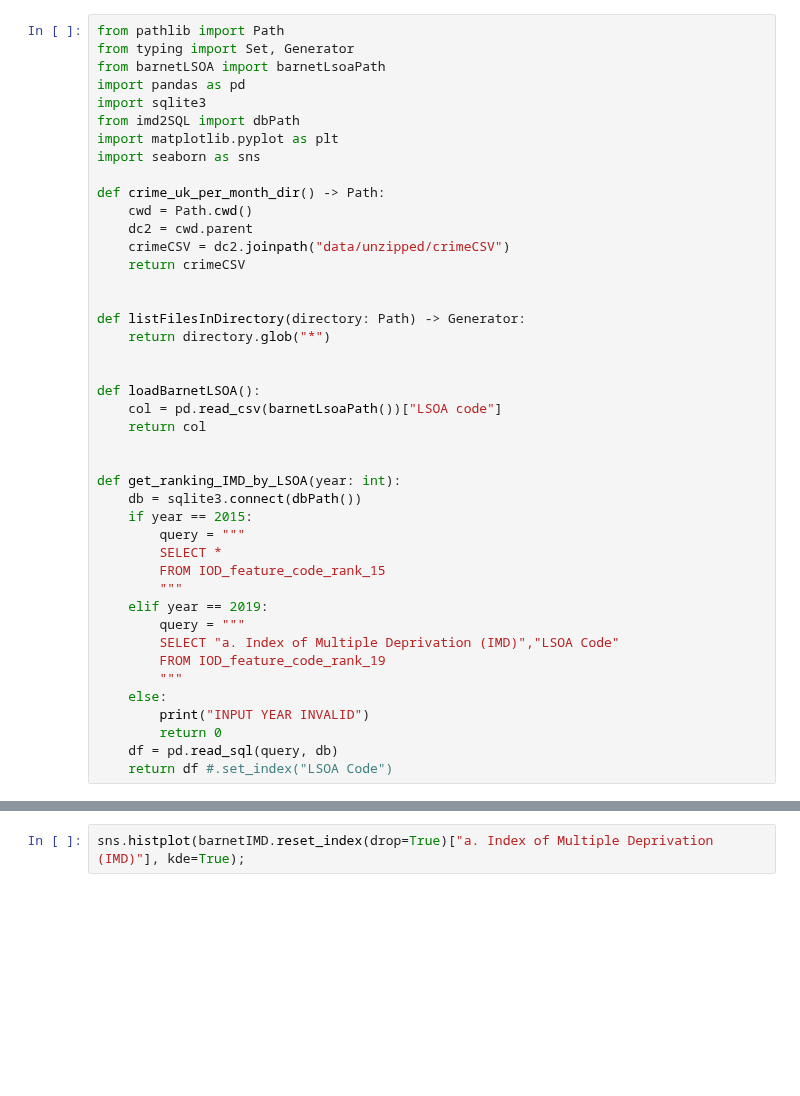
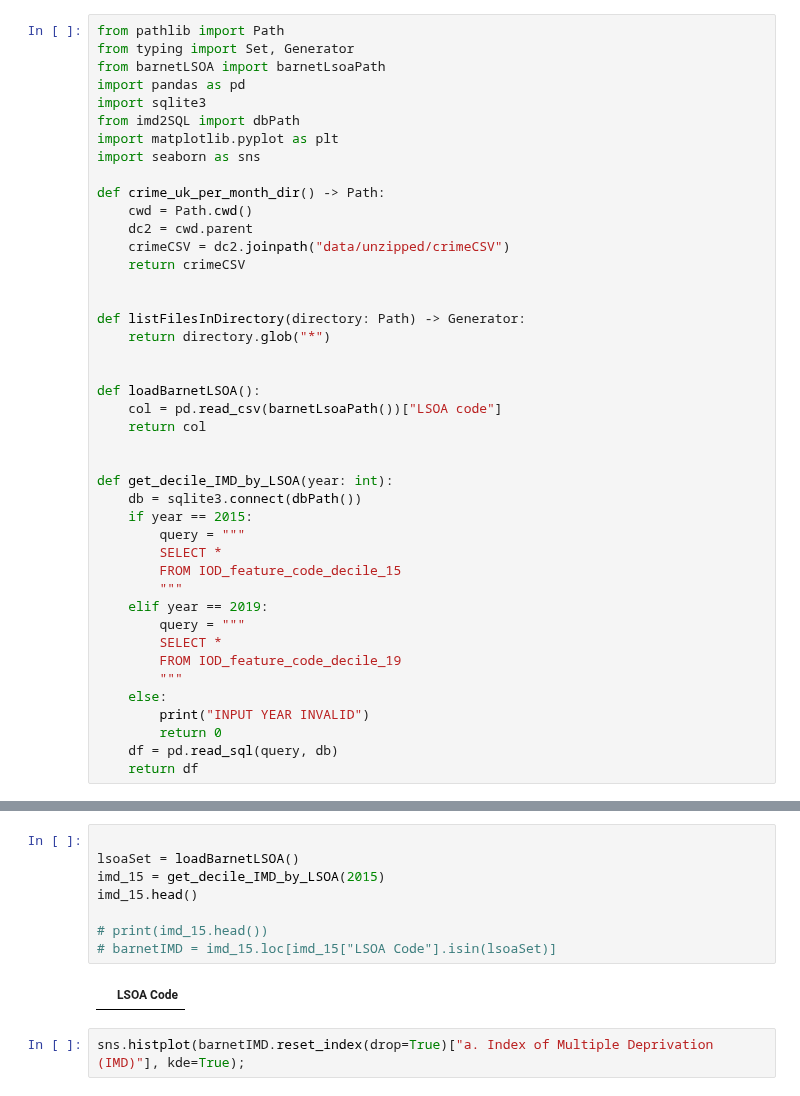
Before and after one commit to DC2-G19/policeResourceAllocation, a Jupyter notebook: similar.ipynb, the cells around one changed output, grey strips where cells are left out. Cells and saved outputs as stored; diff of their text form; blank space fills up the shorter version.

```diff
--- a/similar.ipynb
+++ b/similar.ipynb
@@ -24,20 +24,20 @@ def loadBarnetLSOA():
     return col
 
 
-def get_ranking_IMD_by_LSOA(year: int):
+def get_decile_IMD_by_LSOA(year: int):
     db = sqlite3.connect(dbPath())
     if year == 2015:
         query = """
         SELECT *
-        FROM IOD_feature_code_rank_15
+        FROM IOD_feature_code_decile_15
         """
     elif year == 2019:
         query = """
-        SELECT "a. Index of Multiple Deprivation (IMD)","LSOA Code"
-        FROM IOD_feature_code_rank_19
+        SELECT *
+        FROM IOD_feature_code_decile_19
         """
     else:
         print("INPUT YEAR INVALID")
         return 0
     df = pd.read_sql(query, db)
-    return df #.set_index("LSOA Code")
+    return df
@@ -73,3 +44,13 @@ memory usage: 2.8+ MB
+# %%
+
+lsoaSet = loadBarnetLSOA()
+imd_15 = get_decile_IMD_by_LSOA(2015)
+imd_15.head()
+
+# print(imd_15.head())
+# barnetIMD = imd_15.loc[imd_15["LSOA Code"].isin(lsoaSet)]
+# %% [output]
+|  | LSOA Code |
 # %%
 sns.histplot(barnetIMD.reset_index(drop=True)["a. Index of Multiple Deprivation (IMD)"], kde=True);
 # %% [output]
```
Also changed, not shown: parts of 1 cell of this notebook, 3 other files.
